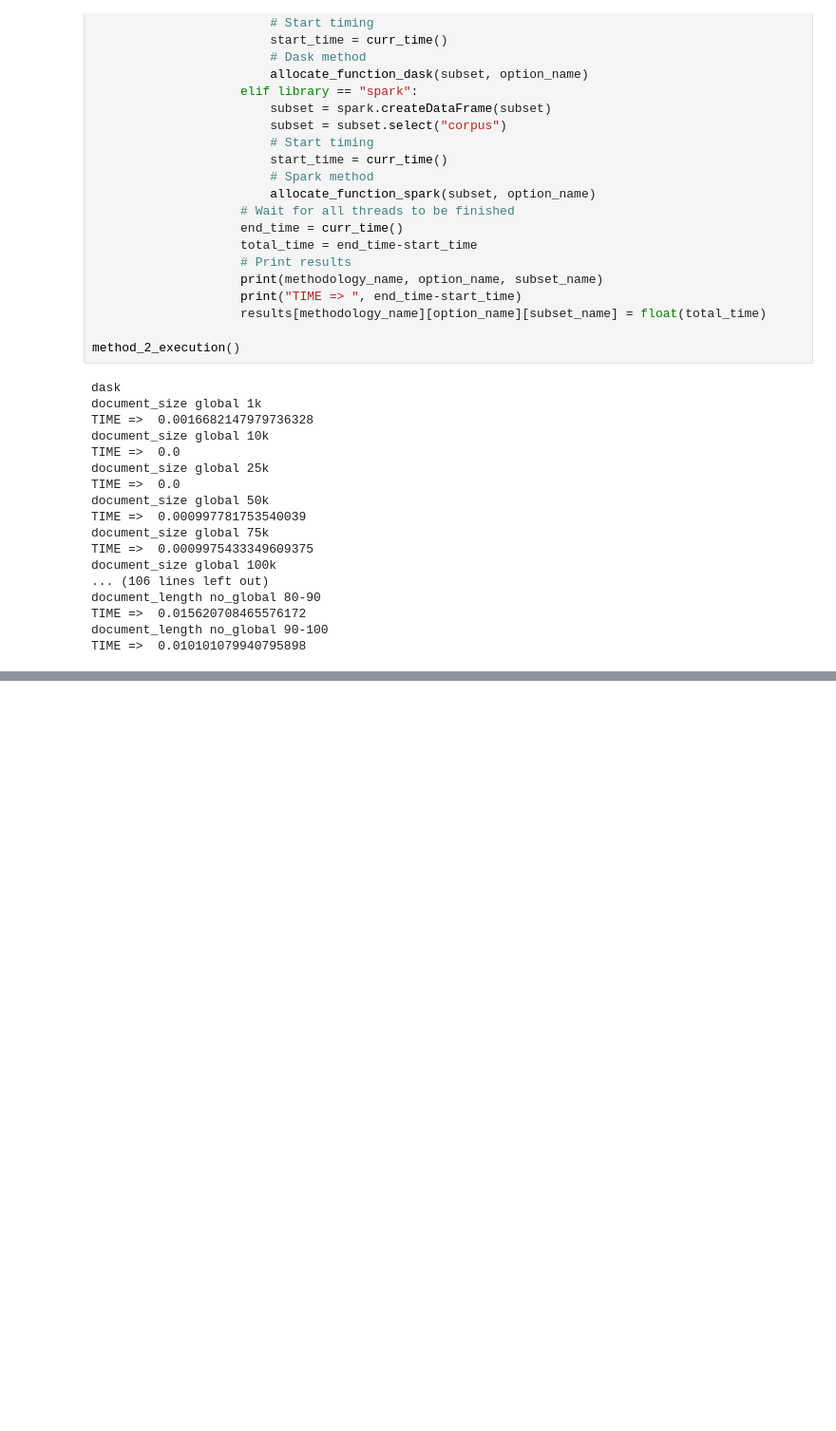
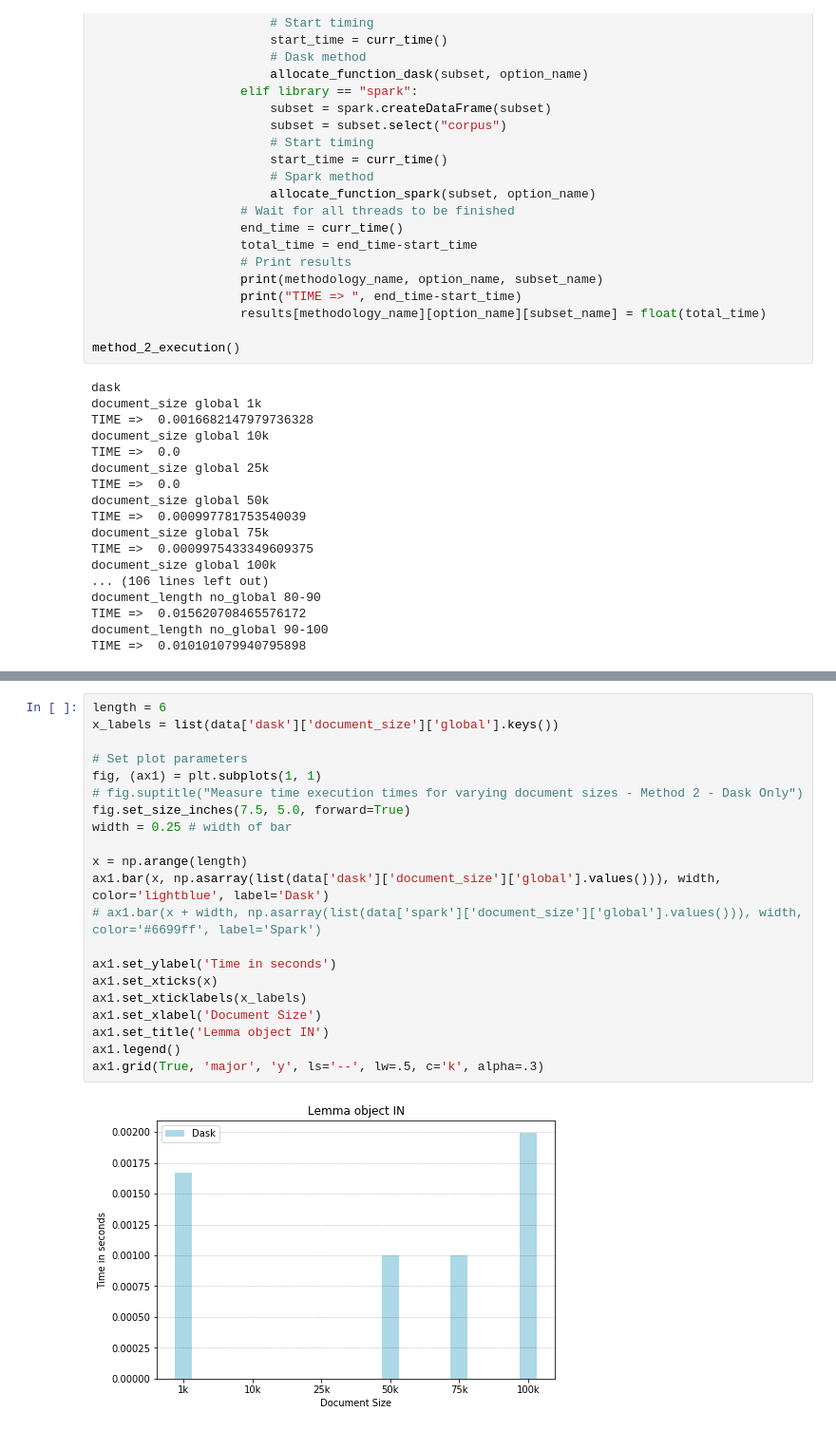
Before and after one commit to riwish/Big_Data_UvA, a Jupyter notebook: CreateLemmatizedCorpus.ipynb, the cells around one changed output, grey strips where cells are left out. Shown: that part at 95% size. Cells and saved outputs as stored; diff of their text form; blank space fills up the shorter version.

```diff
--- a/CreateLemmatizedCorpus.ipynb
+++ b/CreateLemmatizedCorpus.ipynb
@@ -583,0 +672,23 @@ method_2_dask
+# %%
+length = 6
+x_labels = list(data['dask']['document_size']['global'].keys())
+
+# Set plot parameters
+fig, (ax1) = plt.subplots(1, 1)
+# fig.suptitle("Measure time execution times for varying document sizes - Method 2 - Dask Only")
+fig.set_size_inches(7.5, 5.0, forward=True)
+width = 0.25 # width of bar
+
+x = np.arange(length)
+ax1.bar(x, np.asarray(list(data['dask']['document_size']['global'].values())), width, color='lightblue', label='Dask')
+# ax1.bar(x + width, np.asarray(list(data['spark']['document_size']['global'].values())), width, color='#6699ff', label='Spark')
+
+ax1.set_ylabel('Time in seconds')
+ax1.set_xticks(x)
+ax1.set_xticklabels(x_labels)
+ax1.set_xlabel('Document Size')
+ax1.set_title('Lemma object IN')
+ax1.legend()
+ax1.grid(True, 'major', 'y', ls='--', lw=.5, c='k', alpha=.3)
+# %% [output]
+[figure, added]
```
Also changed, not shown: parts of 15 cells of this notebook, 5 other files.
